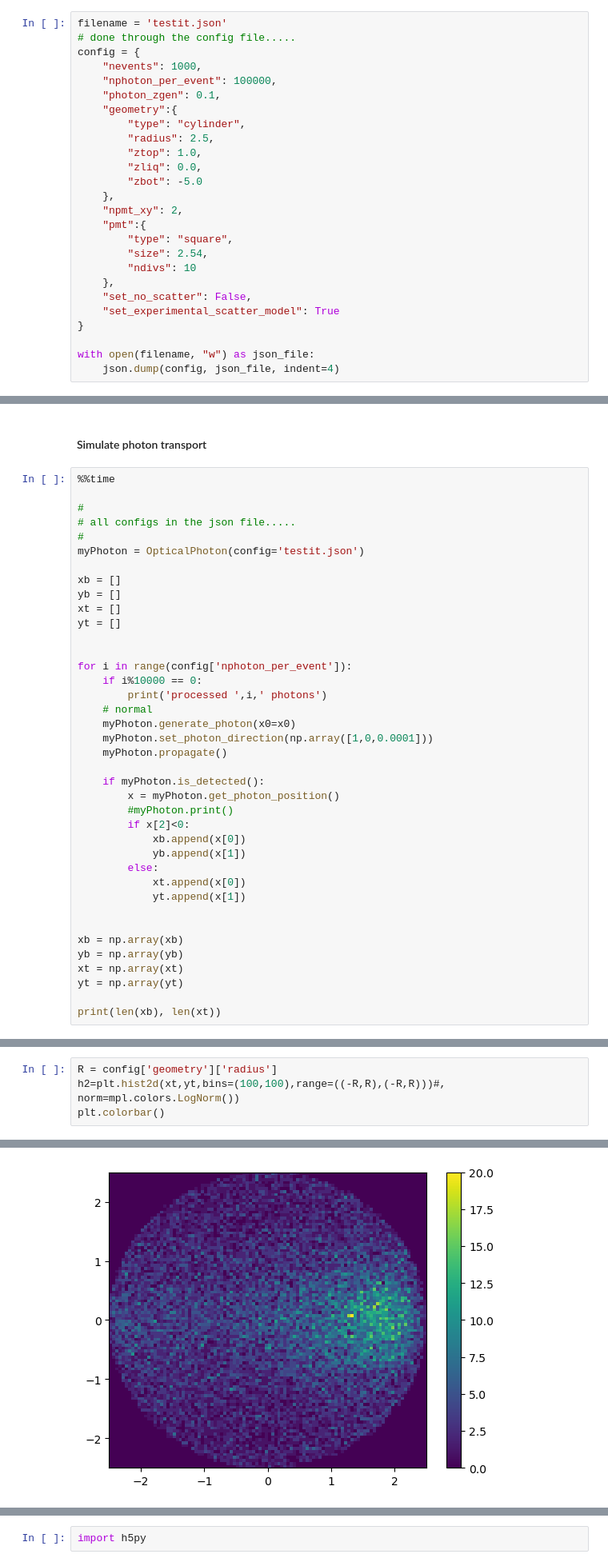
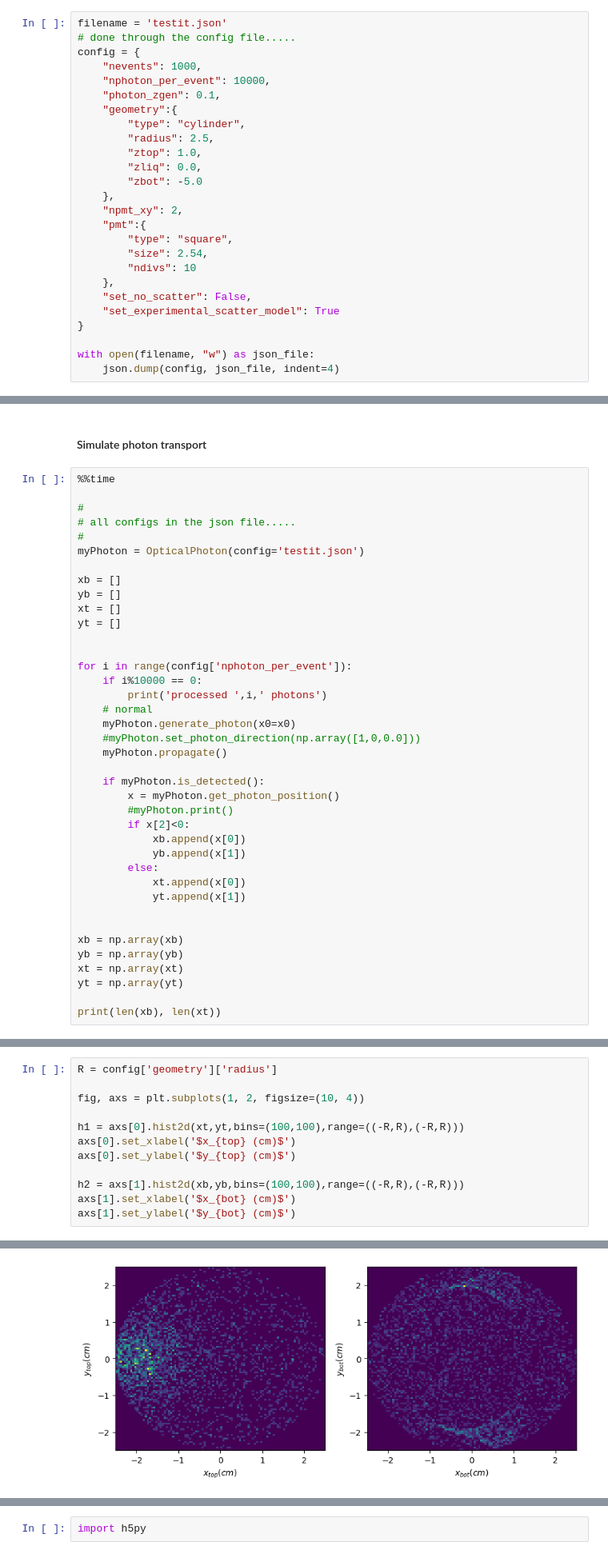
Before and after one commit to acolijn/OptoSim, a Jupyter notebook: notebook/PropagationVerification.ipynb, the cells around one changed output, grey strips where cells are left out. Shown at 80% size. Cells and saved outputs as stored; diff of their text form.

```diff
--- a/notebook/PropagationVerification.ipynb
+++ b/notebook/PropagationVerification.ipynb
@@ -15,7 +15,7 @@ filename = 'testit.json'
 # done through the config file.....
 config = {
     "nevents": 1000,
-    "nphoton_per_event": 100000,
+    "nphoton_per_event": 10000,
     "photon_zgen": 0.1,
     "geometry":{
         "type": "cylinder",
@@ -61,7 +61,7 @@ for i in range(config['nphoton_per_event']):
         print('processed ',i,' photons')
     # normal
     myPhoton.generate_photon(x0=x0)
-    myPhoton.set_photon_direction(np.array([1,0,0.0001]))
+    #myPhoton.set_photon_direction(np.array([1,0,0.0]))
     myPhoton.propagate()
 
     if myPhoton.is_detected():
@@ -101,5 +92,13 @@ Wall time: 21.6 s
 # %%
 R = config['geometry']['radius']
-h2=plt.hist2d(xt,yt,bins=(100,100),range=((-R,R),(-R,R)))#, norm=mpl.colors.LogNorm())
-plt.colorbar()
+
+fig, axs = plt.subplots(1, 2, figsize=(10, 4))
+
+h1 = axs[0].hist2d(xt,yt,bins=(100,100),range=((-R,R),(-R,R)))
+axs[0].set_xlabel('$x_{top} (cm)$')
+axs[0].set_ylabel('$y_{top} (cm)$')
+
+h2 = axs[1].hist2d(xb,yb,bins=(100,100),range=((-R,R),(-R,R)))
+axs[1].set_xlabel('$x_{bot} (cm)$')
+axs[1].set_ylabel('$y_{bot} (cm)$')
 # %% [output]
@@ -107 +106 @@ plt.colorbar()
-[figure, old version]
+[figure, new version]
```
Also changed, not shown: parts of 6 cells of this notebook, 6 other files.
